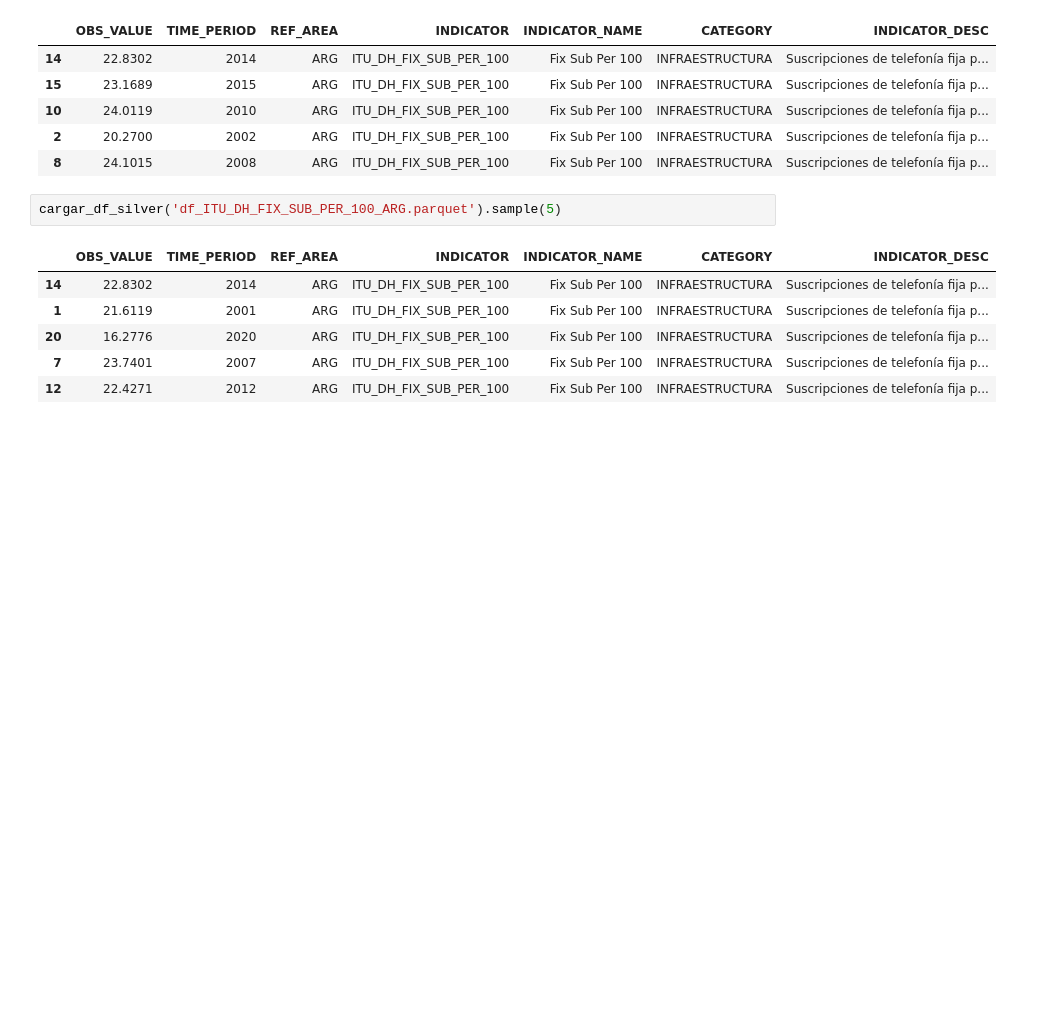
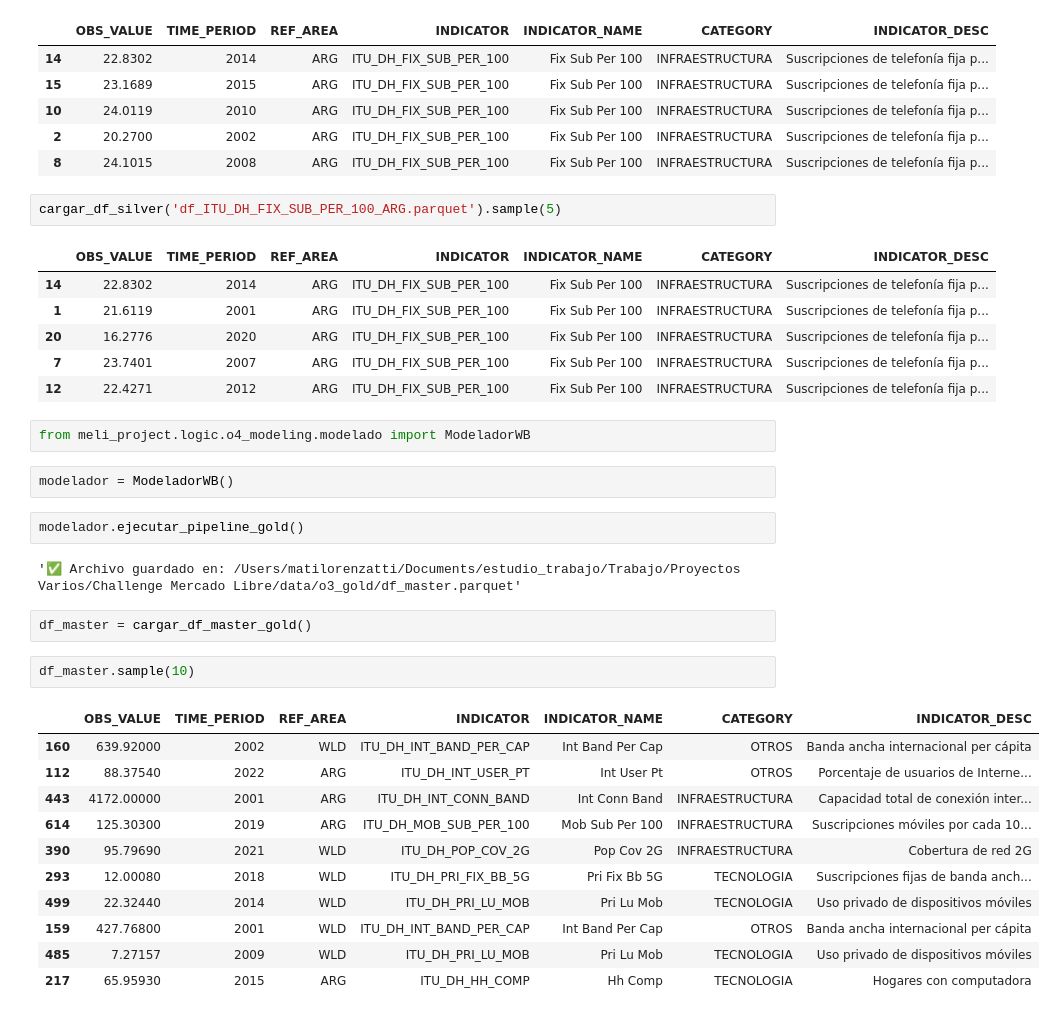
Before and after one commit to matilorenzatti/meli_challenge, a Jupyter notebook: notebooks/o0_exploracion/EDA.ipynb, the cells around one changed output. Saved outputs shown, nothing was run; the diff lists cells and outputs as text; blank space fills up the shorter version.

```diff
--- a/notebooks/o0_exploracion/EDA.ipynb
+++ b/notebooks/o0_exploracion/EDA.ipynb
@@ -133,3 +133,27 @@ cargar_df_silver('df_ITU_DH_FIX_SUB_PER_100_ARG.parquet').sample(5)
 | 20 | 16.2776 | 2020 | ARG | ITU_DH_FIX_SUB_PER_100 | Fix Sub Per 100 | INFRAESTRUCTURA | Suscripciones de telefonía fija p... |
 | 7 | 23.7401 | 2007 | ARG | ITU_DH_FIX_SUB_PER_100 | Fix Sub Per 100 | INFRAESTRUCTURA | Suscripciones de telefonía fija p... |
 | 12 | 22.4271 | 2012 | ARG | ITU_DH_FIX_SUB_PER_100 | Fix Sub Per 100 | INFRAESTRUCTURA | Suscripciones de telefonía fija p... |
+# %%
+from meli_project.logic.o4_modeling.modelado import ModeladorWB
+# %%
+modelador = ModeladorWB()
+# %%
+modelador.ejecutar_pipeline_gold()
+# %% [output]
+'✅ Archivo guardado en: /Users/matilorenzatti/Documents/estudio_trabajo/Trabajo/Proyectos Varios/Challenge Mercado Libre/data/o3_gold/df_master.parquet'
+# %%
+df_master = cargar_df_master_gold()
+# %%
+df_master.sample(10)
+# %% [output]
+|  | OBS_VALUE | TIME_PERIOD | REF_AREA | INDICATOR | INDICATOR_NAME | CATEGORY | INDICATOR_DESC |
+| 160 | 639.92000 | 2002 | WLD | ITU_DH_INT_BAND_PER_CAP | Int Band Per Cap | OTROS | Banda ancha internacional per cápita |
+| 112 | 88.37540 | 2022 | ARG | ITU_DH_INT_USER_PT | Int User Pt | OTROS | Porcentaje de usuarios de Interne... |
+| 443 | 4172.00000 | 2001 | ARG | ITU_DH_INT_CONN_BAND | Int Conn Band | INFRAESTRUCTURA | Capacidad total de conexión inter... |
+| 614 | 125.30300 | 2019 | ARG | ITU_DH_MOB_SUB_PER_100 | Mob Sub Per 100 | INFRAESTRUCTURA | Suscripciones móviles por cada 10... |
+| 390 | 95.79690 | 2021 | WLD | ITU_DH_POP_COV_2G | Pop Cov 2G | INFRAESTRUCTURA | Cobertura de red 2G |
+| 293 | 12.00080 | 2018 | WLD | ITU_DH_PRI_FIX_BB_5G | Pri Fix Bb 5G | TECNOLOGIA | Suscripciones fijas de banda anch... |
+| 499 | 22.32440 | 2014 | WLD | ITU_DH_PRI_LU_MOB | Pri Lu Mob | TECNOLOGIA | Uso privado de dispositivos móviles |
+| 159 | 427.76800 | 2001 | WLD | ITU_DH_INT_BAND_PER_CAP | Int Band Per Cap | OTROS | Banda ancha internacional per cápita |
+| 485 | 7.27157 | 2009 | WLD | ITU_DH_PRI_LU_MOB | Pri Lu Mob | TECNOLOGIA | Uso privado de dispositivos móviles |
+| 217 | 65.95930 | 2015 | ARG | ITU_DH_HH_COMP | Hh Comp | TECNOLOGIA | Hogares con computadora |
```
Also changed, not shown: 5 other files.
